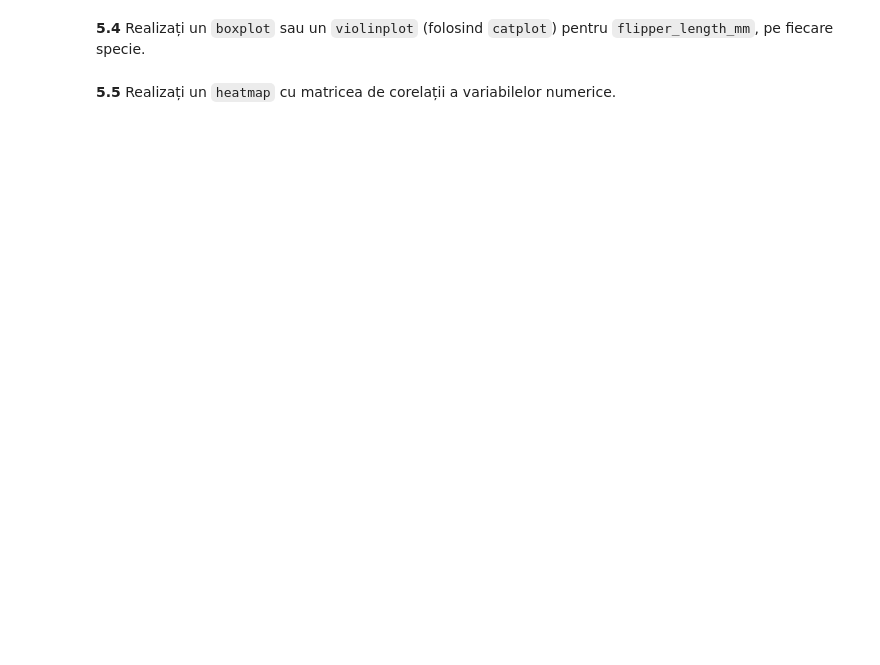
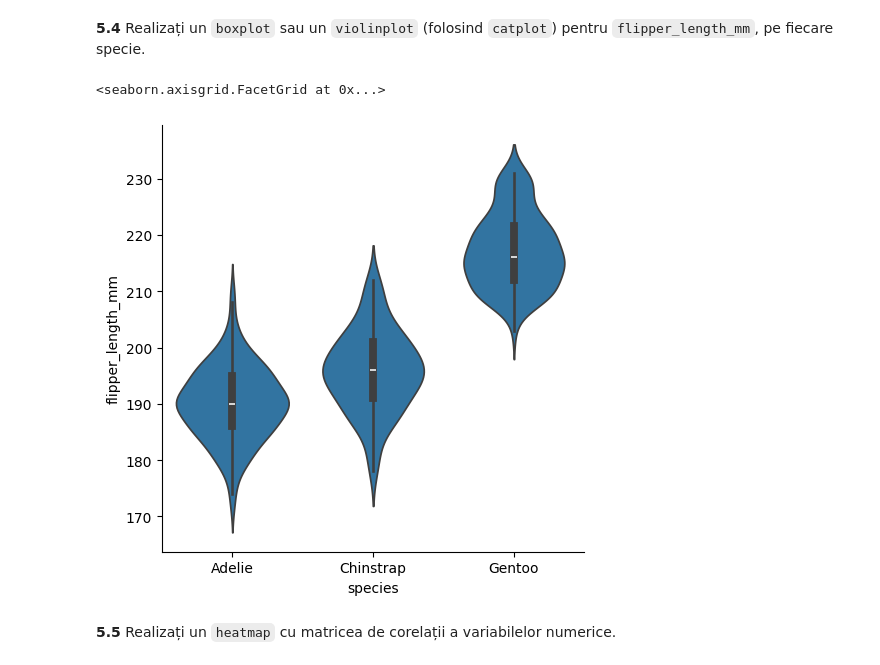
Before and after one commit to daniela-gudumac/ML-Seminar-GudumacDaniela, a Jupyter notebook: Tema_Laborator_2_ML.ipynb, the cells around one changed output. Drawn from its saved outputs; the diff is of its cells as text; code cells hidden in the pictures; blank space fills up the shorter version.

```diff
--- a/Tema_Laborator_2_ML.ipynb
+++ b/Tema_Laborator_2_ML.ipynb
@@ -115,7 +260,10 @@ penguins_df.head()
 # %% [markdown]
 **5.4** Realizați un `boxplot` sau un `violinplot` (folosind `catplot`) pentru `flipper_length_mm`, pe fiecare specie.
 # %%
-# TODO 5.4
+sns.catplot(x='species', y='flipper_length_mm', data=penguins_clean, kind='violin')
+# %% [output]
+<seaborn.axisgrid.FacetGrid at 0x...>
+[figure, added]
 # %% [markdown]
 **5.5** Realizați un `heatmap` cu matricea de corelații a variabilelor numerice.
 # %%
```
Also changed, not shown: parts of 20 cells of this notebook, 1 other file.
